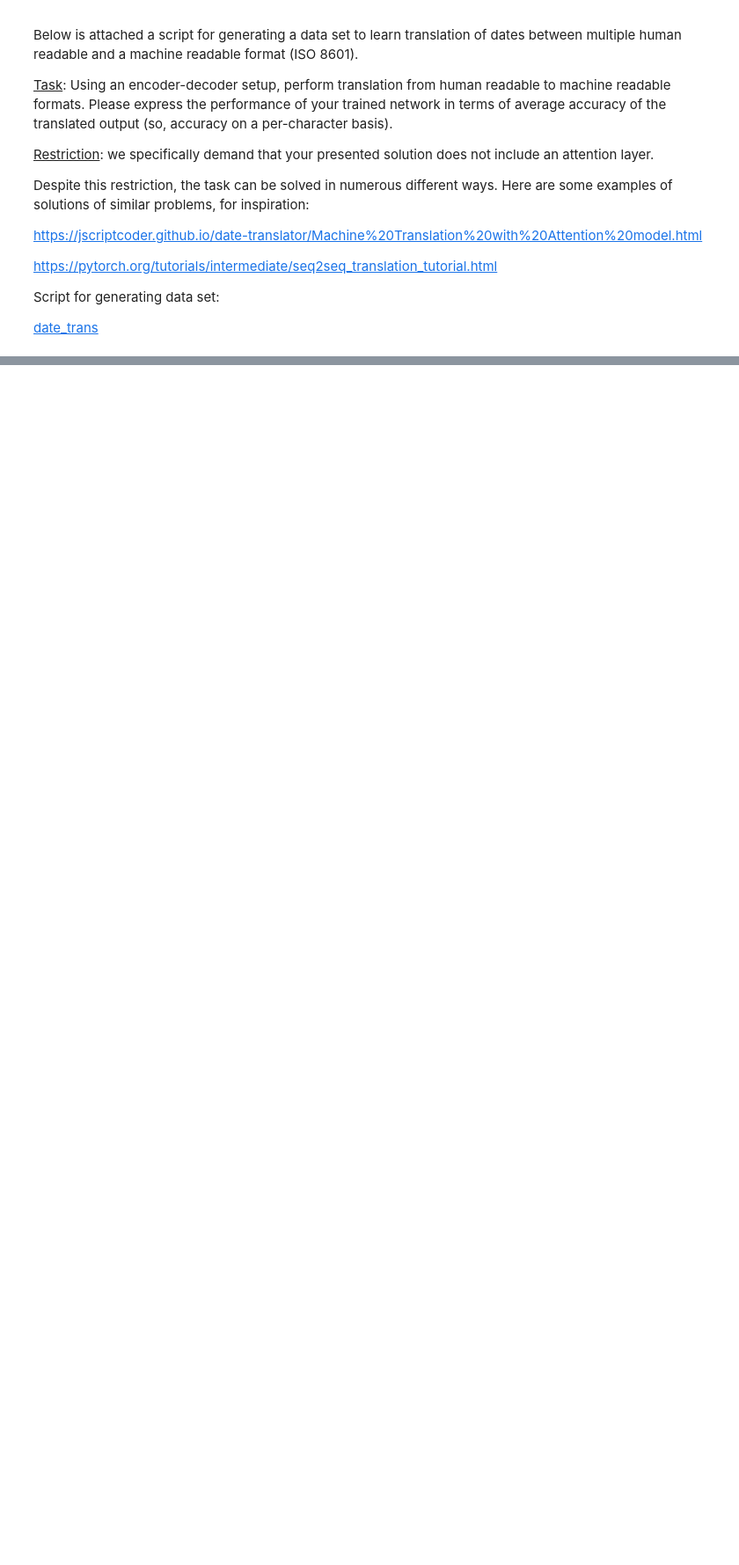
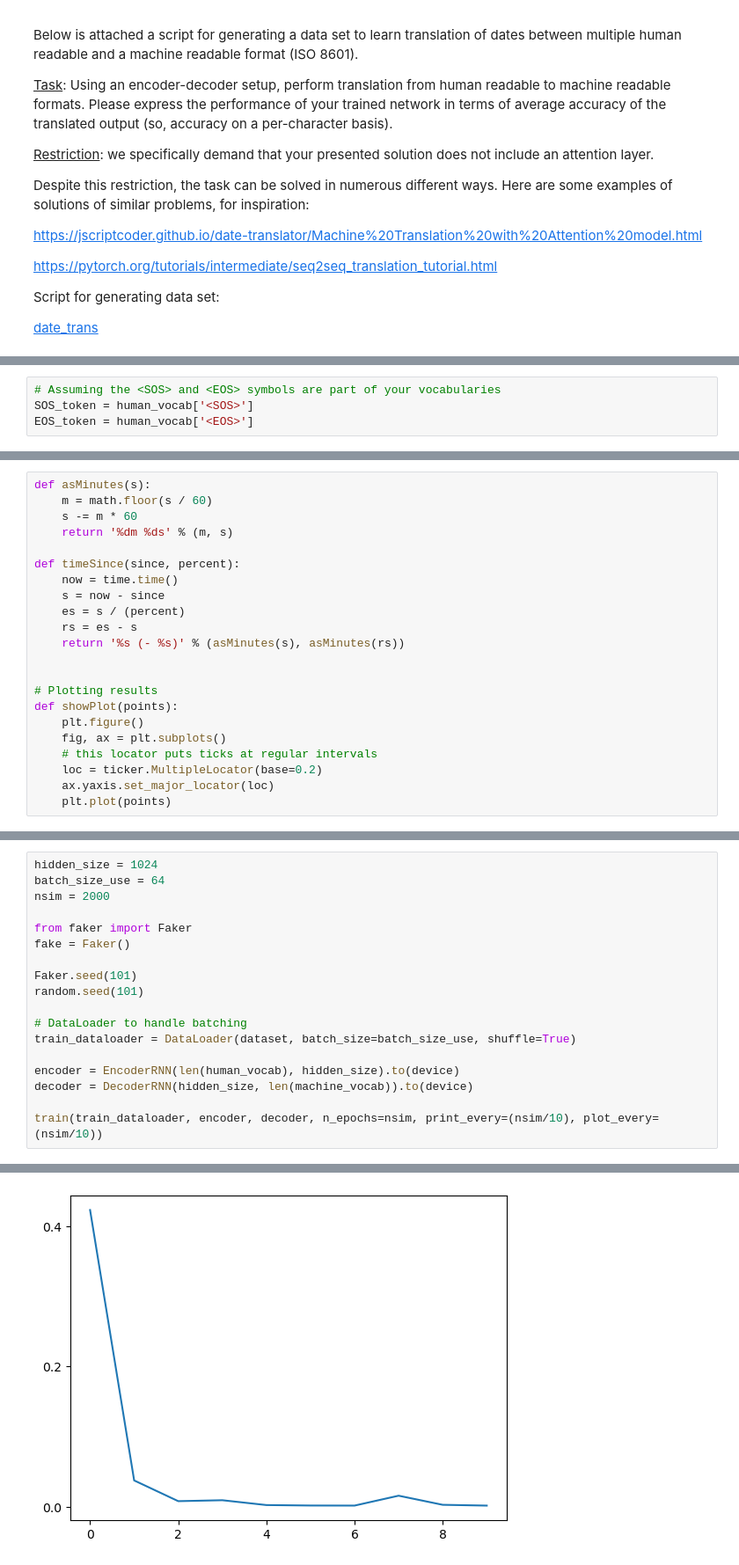
Before and after one commit to BjarkiKassOlsen/Deep_Learning_Hand_Ins, a Jupyter notebook: Hand_In_2/Assignment.ipynb, the cells around one changed output, grey strips where cells are left out. Shown at 88% size. Drawn from its saved outputs; the diff is of its cells as text; blank space fills up the shorter version.

```diff
--- a/Hand_In_2/Assignment.ipynb
+++ b/Hand_In_2/Assignment.ipynb
@@ -83,0 +473,4 @@ Script for generating data set:
+# %%
+# Assuming the <SOS> and <EOS> symbols are part of your vocabularies
+SOS_token = human_vocab['<SOS>']
+EOS_token = human_vocab['<EOS>']
@@ -83,0 +557,22 @@ Script for generating data set:
+# %%
+def asMinutes(s):
+    m = math.floor(s / 60)
+    s -= m * 60
+    return '%dm %ds' % (m, s)
+
+def timeSince(since, percent):
+    now = time.time()
+    s = now - since
+    es = s / (percent)
+    rs = es - s
+    return '%s (- %s)' % (asMinutes(s), asMinutes(rs))
+
+
+# Plotting results
+def showPlot(points):
+    plt.figure()
+    fig, ax = plt.subplots()
+    # this locator puts ticks at regular intervals
+    loc = ticker.MultipleLocator(base=0.2)
+    ax.yaxis.set_major_locator(loc)
+    plt.plot(points)
@@ -83,0 +660,19 @@ Script for generating data set:
+# %%
+hidden_size = 1024
+batch_size_use = 64
+nsim = 2000
+
+from faker import Faker
+fake = Faker()
+
+Faker.seed(101)
+random.seed(101)
+
+# DataLoader to handle batching
+train_dataloader = DataLoader(dataset, batch_size=batch_size_use, shuffle=True)
+
+encoder = EncoderRNN(len(human_vocab), hidden_size).to(device)
+decoder = DecoderRNN(hidden_size, len(machine_vocab)).to(device)
+
+train(train_dataloader, encoder, decoder, n_epochs=nsim, print_every=(nsim/10), plot_every=(nsim/10))
+# %% [output]
@@ -83,0 +690 @@ Script for generating data set:
+[figure, added]
```
Also changed, not shown: parts of 27 cells of this notebook, 7 other files.
